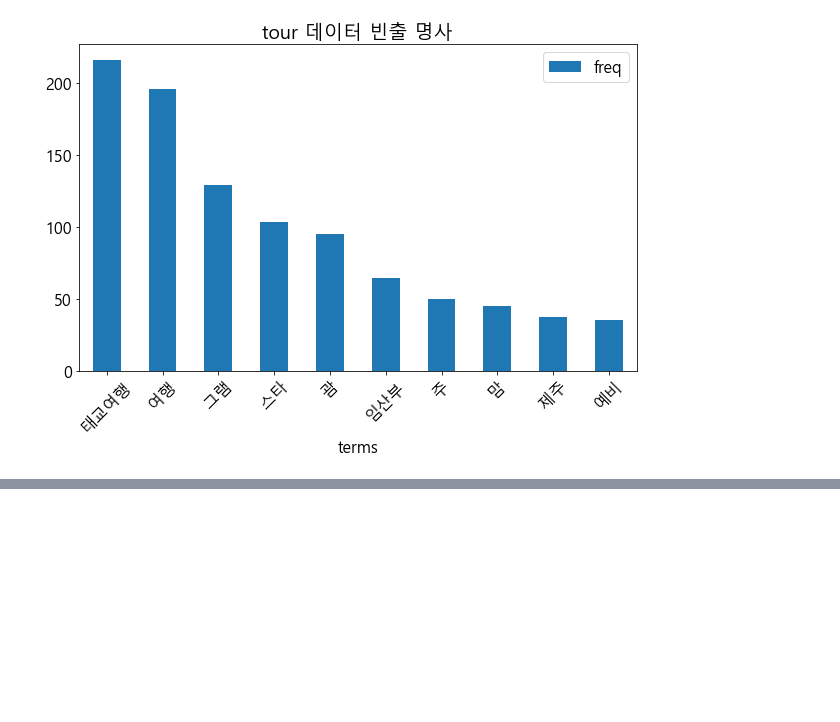
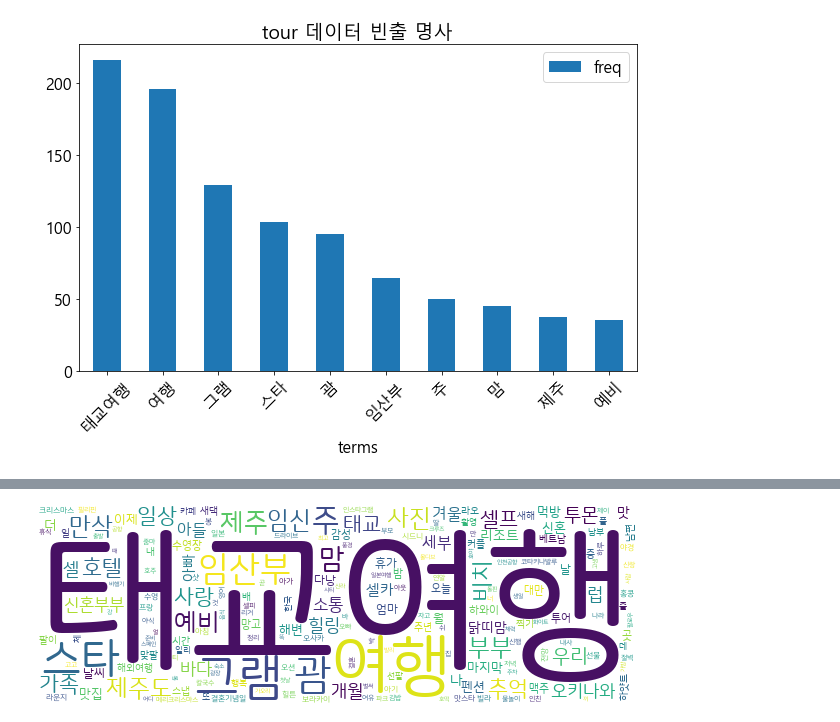
Before and after one commit to suhyehye/ADP-study, a Jupyter notebook: 모의고사/4회/3. 비정형 데이터마이닝.ipynb, the cells around one changed output, grey strips where cells are left out. Cells and saved outputs as stored; diff of their text form; code cells hidden in the pictures; blank space fills up the shorter version.

```diff
--- a/모의고사/4회/3. 비정형 데이터마이닝.ipynb
+++ b/모의고사/4회/3. 비정형 데이터마이닝.ipynb
@@ -73,3 +73,14 @@ top10.plot.bar(ax = ax,rot=45)
 plt.show()
 # %% [output]
 [figure]
+# %%
+!pip install wordcloud
+from wordcloud import WordCloud
+from IPython.display import Image as image
+
+wc = WordCloud(font_path = 'C:\\Windows\\Fonts\\NanumSquareRoundR.ttf',width = 600, height = 200,
+               scale = 1.0, max_font_size = 200, background_color = "#FFFFFF")
+wc.generate_from_frequencies(count_dict)
+wc.to_file("태교여행.png")
+image('태교여행.png')
+# %% [output]
@@ -75,0 +96 @@ plt.show()
+[figure, added]
```
Also changed, not shown: parts of 2 cells of this notebook.
